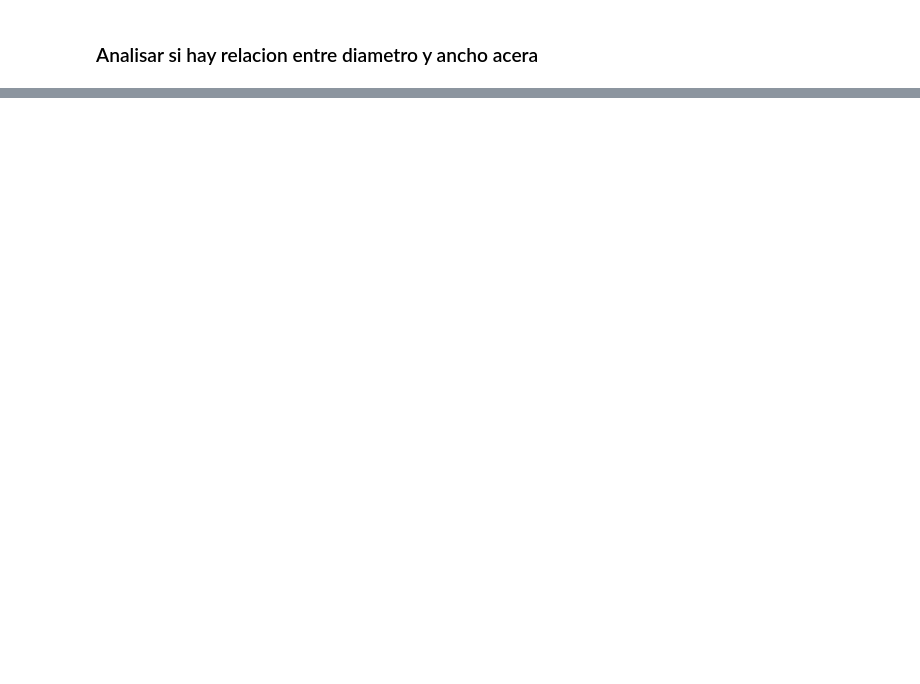
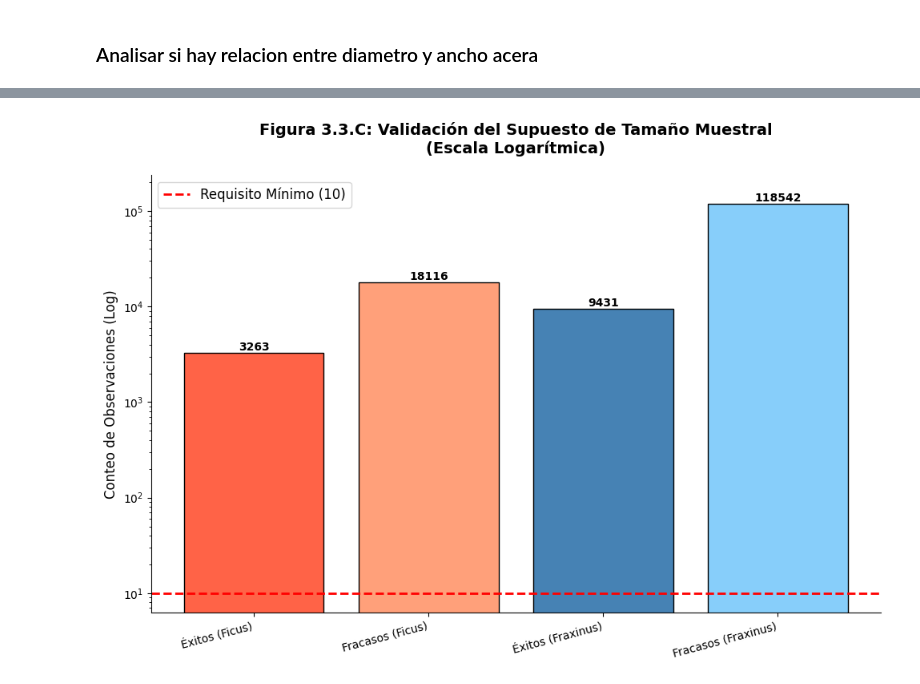
Before and after one commit to LautaroBarraza/TP-Ciencia-De-Datos-Grupo14, a Jupyter notebook: notebooks/hipotesis.ipynb, the cells around one changed output, grey strips where cells are left out. Cells and saved outputs as stored; diff of their text form; code cells hidden in the pictures; blank space fills up the shorter version.

```diff
--- a/notebooks/hipotesis.ipynb
+++ b/notebooks/hipotesis.ipynb
@@ -50,4 +158,71 @@ Axes(0.125,0.11;0.775x0.77)
 # %%
-print(diametro_altura_pecho[diametro_altura_pecho['estado_plantera']==3]['comuna'].value_counts())
-print(diametro_altura_pecho['comuna'].value_counts())
+import matplotlib.pyplot as plt
+import numpy as np
+
+# --- 1. Datos de los conteos (Éxitos/Fracasos) ---
+# Grupo 1: Ficus
+x_ficus = 3263
+n_ficus = 21379
+f_ficus = n_ficus - x_ficus # Fracasos Ficus
+
+# Grupo 2: Fraxinus
+x_fraxinus = 9431
+n_fraxinus = 127973
+f_fraxinus = n_fraxinus - x_fraxinus # Fracasos Fraxinus
+
+# Requisito mínimo
+requisito = 10
+
+# --- 2. Preparar datos para el gráfico ---
+etiquetas = [
+    'Éxitos (Ficus)',
+    'Fracasos (Ficus)',
+    'Éxitos (Fraxinus)',
+    'Fracasos (Fraxinus)'
+]
+valores = [x_ficus, f_ficus, x_fraxinus, f_fraxinus]
+colores = ['#FF6347', '#FFA07A', '#4682B4', '#87CEFA']
+
+# --- 3. Generación del Gráfico ---
+plt.figure(figsize=(10, 7))
+
+# Crear las barras
+bars = plt.bar(etiquetas, valores, color=colores, edgecolor='black')
+
+# !! --- USAR ESCALA LOGARÍTMICA --- !!
+# Esto es esencial para poder ver la línea de 10
+plt.yscale('log')
+
+# Añadir la línea del requisito
+plt.axhline(y=requisito, color='red', linestyle='--', linewidth=2,
+            label=f'Requisito Mínimo ({requisito})')
+
+# --- 4. Formato y Etiquetas ---
+# Añadir etiquetas de texto (conteo) sobre cada barra
+for bar in bars:
+    yval = bar.get_height()
+    plt.text(bar.get_x() + bar.get_width()/2.0,
+             yval,
+             f'{int(yval)}',  # Mostrar el conteo exacto
+             ha='center',
+             va='bottom',
+             fontsize=10,
+             fontweight='bold')
+
+# Títulos y etiquetas
+plt.title('Figura 3.3.C: Validación del Supuesto de Tamaño Muestral\n(Escala Logarítmica)',
+          fontsize=14, fontweight='bold', pad=20)
+plt.ylabel('Conteo de Observaciones (Log)', fontsize=12)
+plt.xticks(rotation=15, ha='right', fontsize=10) # Rotar etiquetas para que no se solapen
+
+# Ajustar el límite Y para dar espacio
+plt.ylim(top=max(valores) * 2) # Doble de altura en log
+plt.legend(fontsize=12)
+
+ax = plt.gca()
+ax.spines['top'].set_visible(False)
+ax.spines['right'].set_visible(False)
+
+plt.tight_layout()
+plt.show()
 # %% [output]
@@ -70,0 +229 @@ Name: count, dtype: int64
+[figure, added]
```
Also changed, not shown: parts of 10 cells of this notebook, 12 other files.
